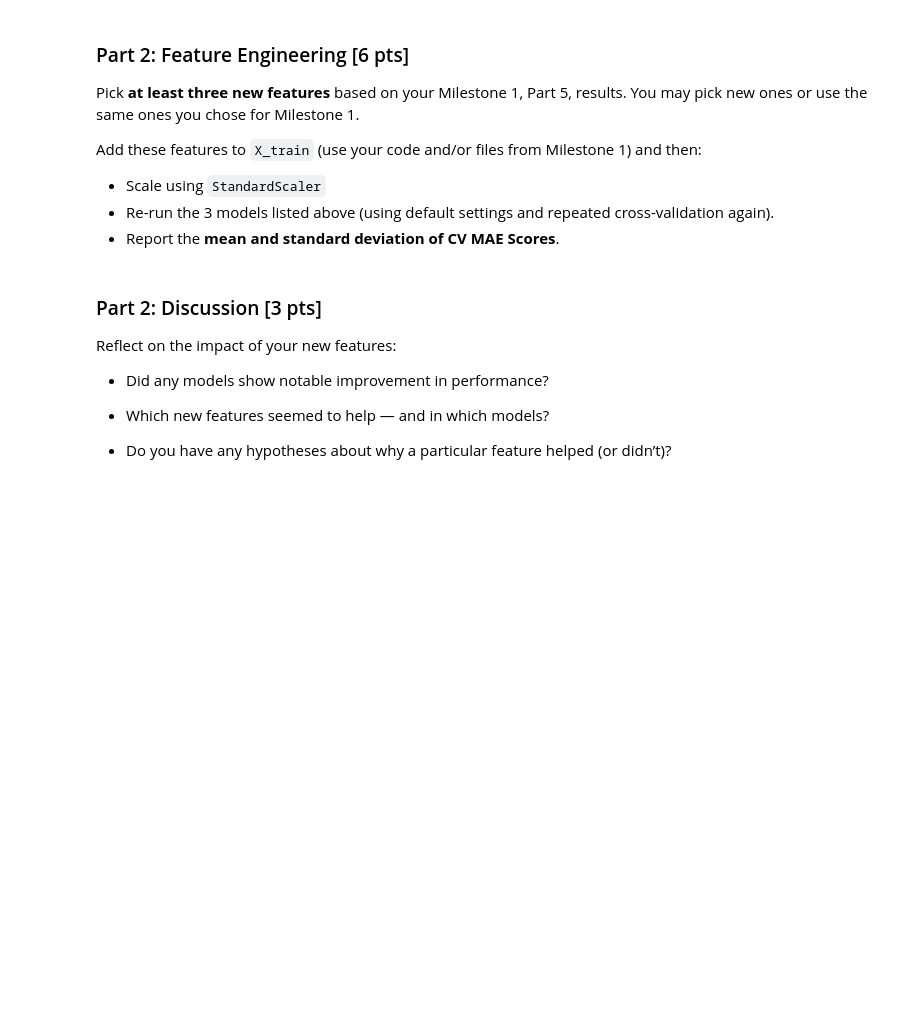
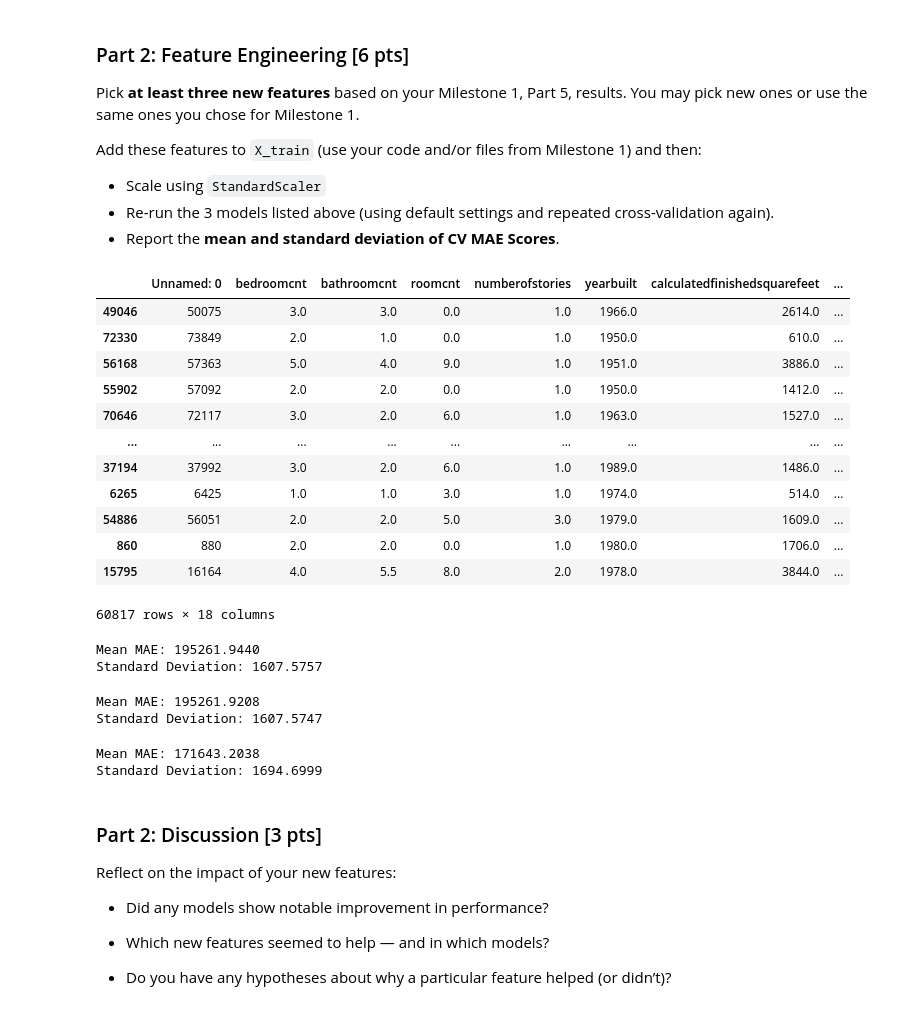
Before and after one commit to nallen35/DX_603_final, a Jupyter notebook: Milestone_02.ipynb, the cells around one changed output. Drawn from its saved outputs; the diff is of its cells as text; code cells hidden in the pictures; blank space fills up the shorter version.

```diff
--- a/Milestone_02.ipynb
+++ b/Milestone_02.ipynb
@@ -110,0 +106,6 @@ ModuleNotFoundError: No module named 'Milestone_01'
+# %%
+df_cleaned = pd.read_csv('zillow_cleaned.csv')
+#test train split
+y = df_cleaned['taxvaluedollarcnt']
+X = df_cleaned.drop('taxvaluedollarcnt', axis=1)
+X_train, X_test, y_train, y_test = train_test_split(X, y, test_size=0.2, random_state=42)
@@ -150,0 +207,25 @@ Add these features to `X_train` (use your code and/or files from Milestone 1) an
+# %%
+# Add as many cells as you need
+# Bedrooms*Bathrooms
+X_train['bed_bath'] = X_train['bedroomcnt'] * X_train['bathroomcnt']
+
+# Finished square feet / Lot size
+X_train['sqft_to_lot_ratio'] = X_train['calculatedfinishedsquarefeet'] / X_train['lotsizesquarefeet']
+
+# Taking log of 'lotsizesuarefeet' and 'calculatedfinishedsquarefeet' to account for skewness
+X_train['log_lotsize'] = np.log1p(X_train['lotsizesquarefeet']) #log1 handles zeros
+X_train
+# %% [output]
+|  | Unnamed: 0 | bedroomcnt | bathroomcnt | roomcnt | numberofstories | yearbuilt | calculatedfinishedsquarefeet | ... |
+| 49046 | 50075 | 3.0 | 3.0 | 0.0 | 1.0 | 1966.0 | 2614.0 | ... |
+| 72330 | 73849 | 2.0 | 1.0 | 0.0 | 1.0 | 1950.0 | 610.0 | ... |
+| 56168 | 57363 | 5.0 | 4.0 | 9.0 | 1.0 | 1951.0 | 3886.0 | ... |
+| 55902 | 57092 | 2.0 | 2.0 | 0.0 | 1.0 | 1950.0 | 1412.0 | ... |
+| 70646 | 72117 | 3.0 | 2.0 | 6.0 | 1.0 | 1963.0 | 1527.0 | ... |
+| ... | ... | ... | ... | ... | ... | ... | ... | ... |
+| 37194 | 37992 | 3.0 | 2.0 | 6.0 | 1.0 | 1989.0 | 1486.0 | ... |
+| 6265 | 6425 | 1.0 | 1.0 | 3.0 | 1.0 | 1974.0 | 514.0 | ... |
+| 54886 | 56051 | 2.0 | 2.0 | 5.0 | 3.0 | 1979.0 | 1609.0 | ... |
+| 860 | 880 | 2.0 | 2.0 | 0.0 | 1.0 | 1980.0 | 1706.0 | ... |
+| 15795 | 16164 | 4.0 | 5.5 | 8.0 | 2.0 | 1978.0 | 3844.0 | ... |
+60817 rows × 18 columns
@@ -151,3 +237,45 @@ Add these features to `X_train` (use your code and/or files from Milestone 1) an
+# %%
+model_linear_reg = LinearRegression()
+
+cv_strat = RepeatedKFold(n_splits=5, n_repeats=5, random_state=42)
+
+scoreLinear = cross_val_score(model_linear_reg, x_train_scaled, y_train, cv=cv_strat, scoring='neg_mean_absolute_error')
+mae_scores = -scoreLinear
+
+
+print(f"Mean MAE: {mae_scores.mean():.4f}")
+print(f"Standard Deviation: {mae_scores.std():.4f}")
+# %% [output]
+Mean MAE: 195261.9440
+Standard Deviation: 1607.5757
+# %%
+#Lasso Regression
+model_lasso = Lasso(alpha=0.1)
+cv_strat = RepeatedKFold(n_splits=5, n_repeats=5, random_state=42)
+
+scoreLinear_lasso = cross_val_score(model_lasso, x_train_scaled, y_train, cv=cv_strat, scoring='neg_mean_absolute_error')
+mae_scores_lasso = -scoreLinear_lasso
+
+
+print(f"Mean MAE: {mae_scores_lasso.mean():.4f}")
+print(f"Standard Deviation: {mae_scores_lasso.std():.4f}")
+# %% [output]
+Mean MAE: 195261.9208
+Standard Deviation: 1607.5747
+# %%
+#gradient boosting tree
+model_gradbst = GradientBoostingRegressor()
+cv_strat = RepeatedKFold(n_splits=5, n_repeats=5, random_state=42)
+
+scoreLinear_grdtbst = cross_val_score(model_gradbst, x_train_scaled, y_train, cv=cv_strat, scoring='neg_mean_absolute_error')
+mae_scores_grdbst = -scoreLinear_grdtbst
+
+
+print(f"Mean MAE: {mae_scores_grdbst.mean():.4f}")
+print(f"Standard Deviation: {mae_scores_grdbst.std():.4f}")
+# %% [output]
+Mean MAE: 171643.2038
+Standard Deviation: 1694.6999
 # %% [markdown]
 ### Part 2: Discussion [3 pts]
 
```
Also changed, not shown: parts of 13 cells of this notebook.
